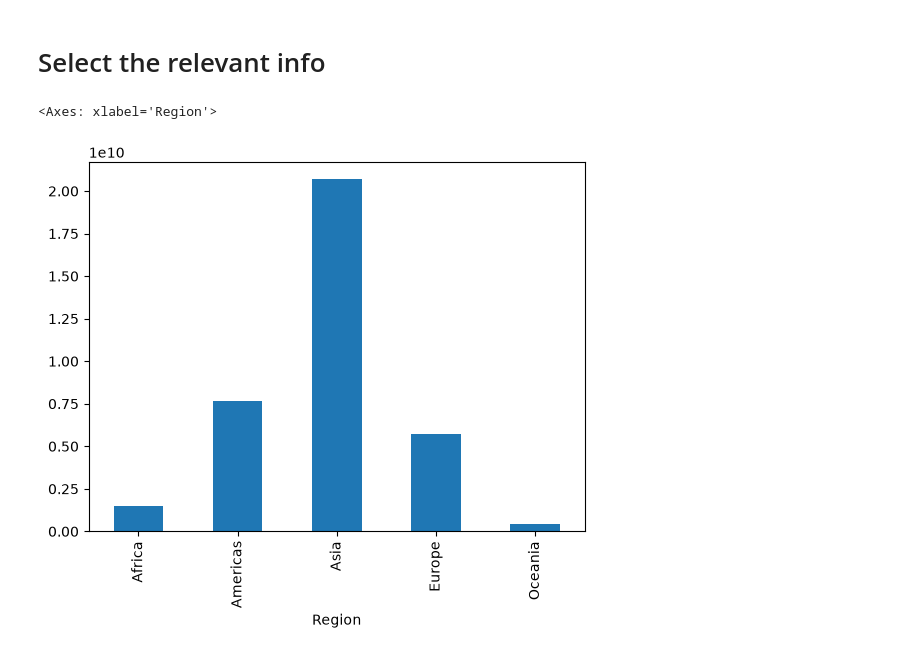
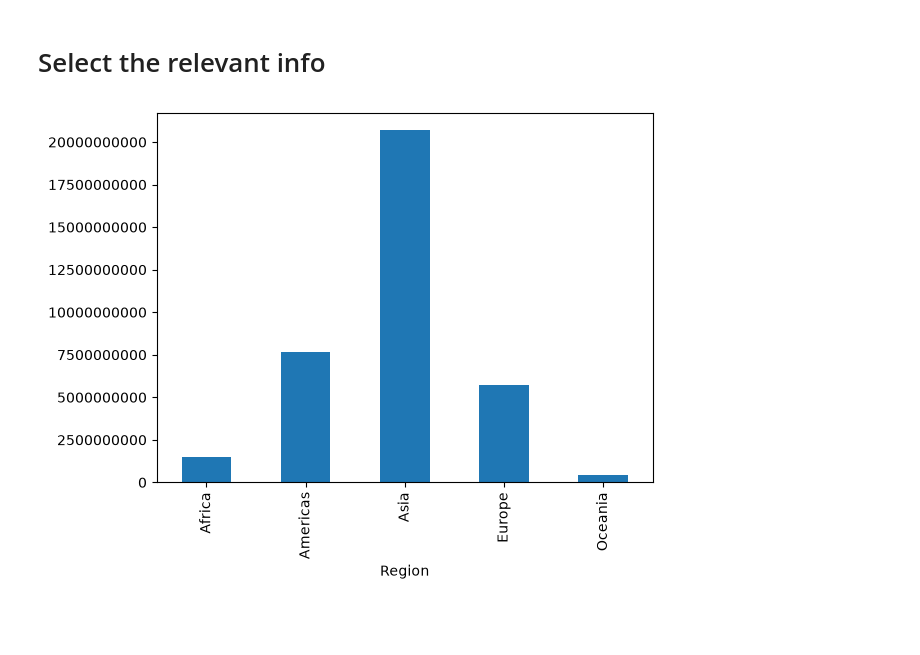
Before and after one commit to SuzukiRyuichiro/batch-2359, a Jupyter notebook: data_sourcing/sourcing_lecture.ipynb, the cells around one changed output. Drawn from its saved outputs; the diff is of its cells as text; code cells hidden in the pictures; blank space fills up the shorter version.

```diff
--- a/data_sourcing/sourcing_lecture.ipynb
+++ b/data_sourcing/sourcing_lecture.ipynb
@@ -190,13 +192,15 @@ emissions_df.to_csv("data/emissions_enriched.csv", index=False)
 # %% [markdown]
 # Select the relevant info
 # %%
+import matplotlib.pyplot as plt
 columns_we_need = ["Full Name", "Region", "2022", "Population"]
 emissions_2022_df = emissions_df[columns_we_need]
 emissions_2022_df["Total Emissions"] = emissions_2022_df['2022'] * emissions_2022_df['Population']
 
 emissions_2022_df = emissions_2022_df.rename(columns={"2022": "Emission per capita"})
 pd.options.display.float_format = "{:.2f}".format
 emissions_2022_df.groupby('Region')["Total Emissions"].sum().plot(kind="bar")
+
+plt.ticklabel_format(style='plain', axis='y')
 # %% [output]
-<Axes: xlabel='Region'>
-[figure, old version]
+[figure, new version]
```
Also changed, not shown: parts of 1 cell of this notebook.
